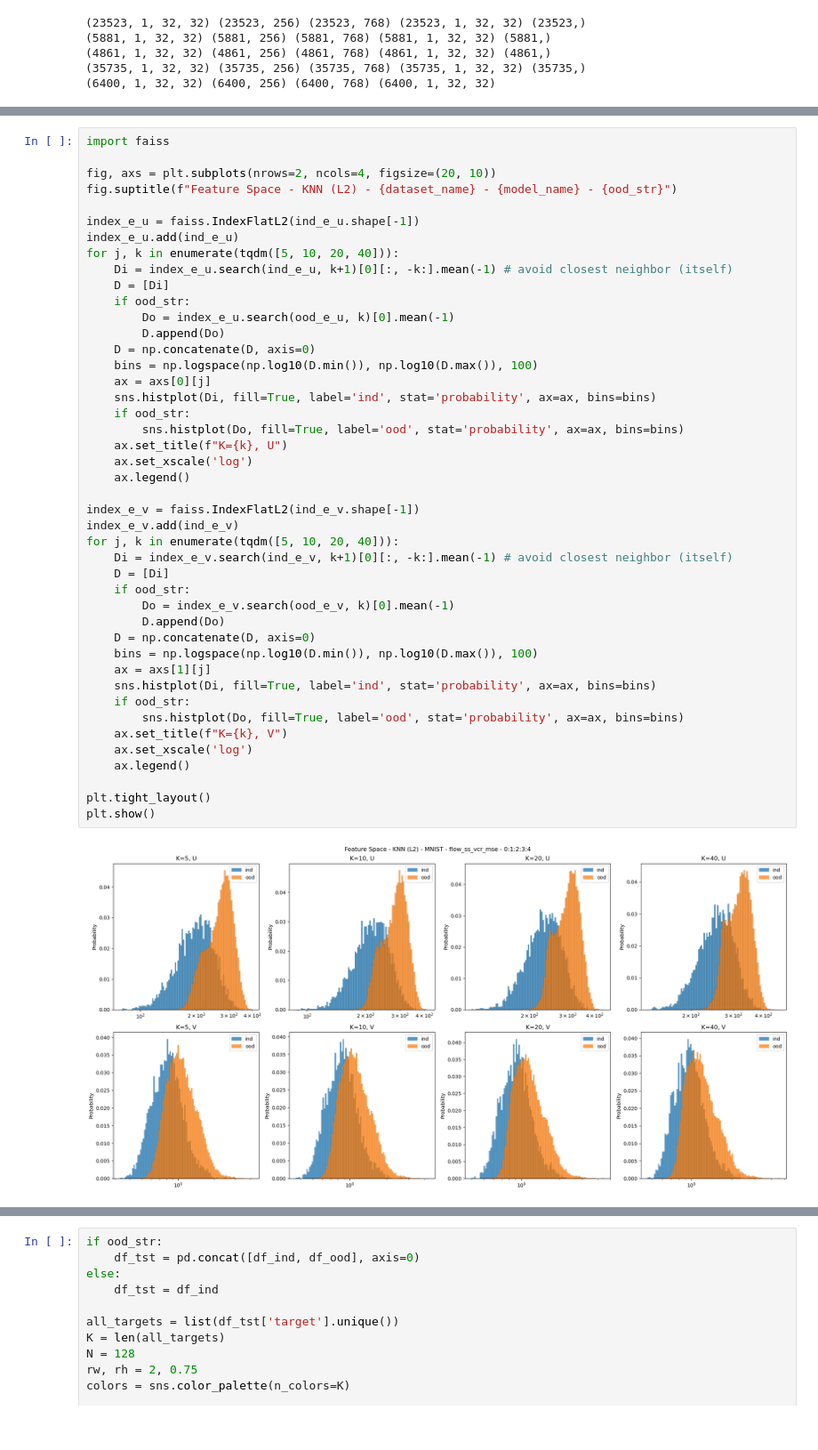
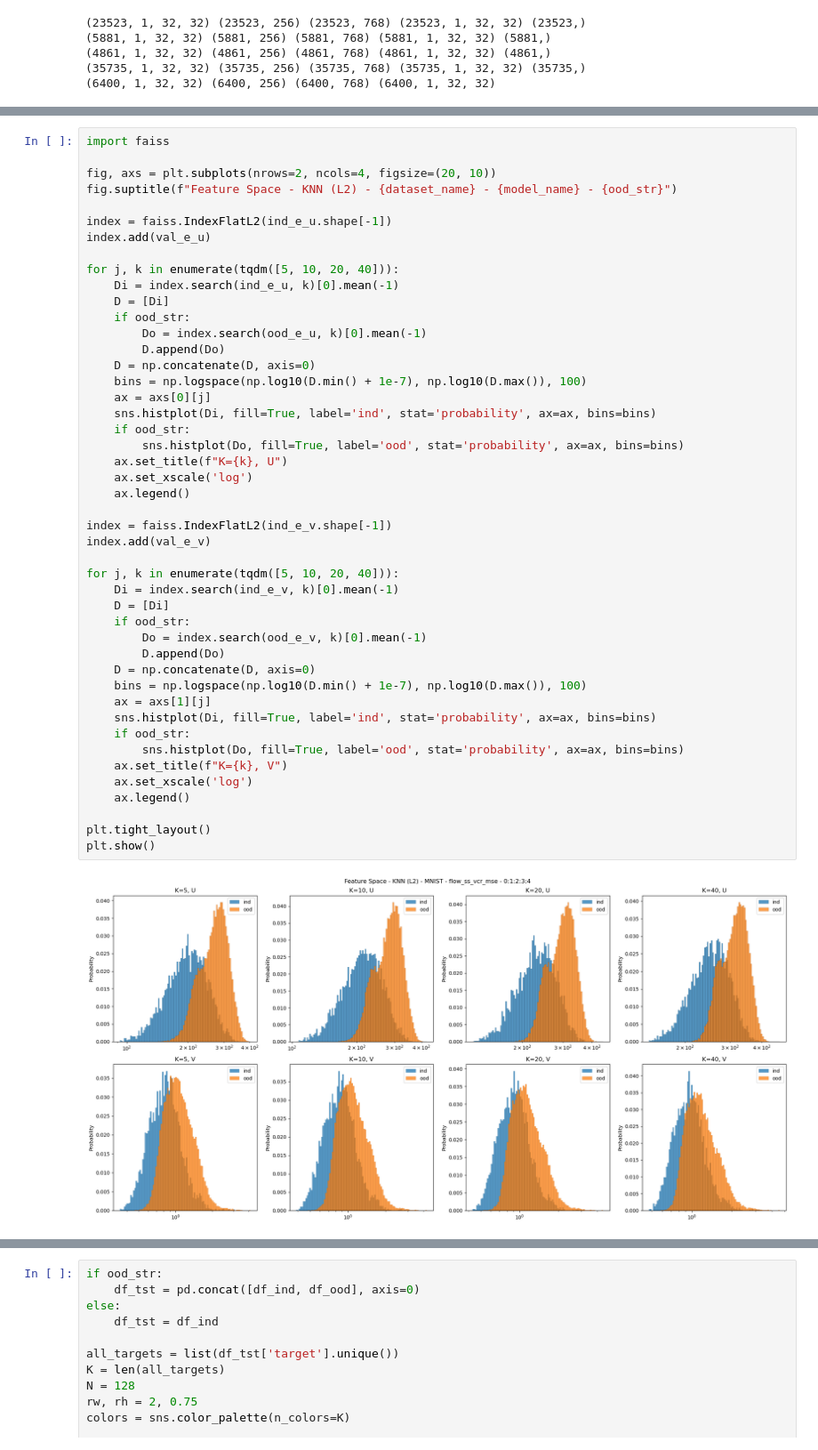
Before and after one commit to yasithdev/qpm-amrb-new, a Jupyter notebook: notebooks/eval_flow_ss_vcr_mse_mnist_A.ipynb, the cells around one changed output, grey strips where cells are left out. Shown at 89% size. Saved outputs shown, nothing was run; the diff lists cells and outputs as text.

```diff
--- a/notebooks/eval_flow_ss_vcr_mse_mnist_A.ipynb
+++ b/notebooks/eval_flow_ss_vcr_mse_mnist_A.ipynb
@@ -267,46 +260,48 @@ import faiss
 fig, axs = plt.subplots(nrows=2, ncols=4, figsize=(20, 10))
 fig.suptitle(f"Feature Space - KNN (L2) - {dataset_name} - {model_name} - {ood_str}")
 
-index_e_u = faiss.IndexFlatL2(ind_e_u.shape[-1])
-index_e_u.add(ind_e_u)
+index = faiss.IndexFlatL2(ind_e_u.shape[-1])
+index.add(val_e_u)
+
 for j, k in enumerate(tqdm([5, 10, 20, 40])):
-    Di = index_e_u.search(ind_e_u, k+1)[0][:, -k:].mean(-1) # avoid closest neighbor (itself)
+    Di = index.search(ind_e_u, k)[0].mean(-1)
     D = [Di]
     if ood_str:
-        Do = index_e_u.search(ood_e_u, k)[0].mean(-1)
+        Do = index.search(ood_e_u, k)[0].mean(-1)
         D.append(Do)
     D = np.concatenate(D, axis=0)
-    bins = np.logspace(np.log10(D.min()), np.log10(D.max()), 100)
+    bins = np.logspace(np.log10(D.min() + 1e-7), np.log10(D.max()), 100)
     ax = axs[0][j]
     sns.histplot(Di, fill=True, label='ind', stat='probability', ax=ax, bins=bins)
     if ood_str:
         sns.histplot(Do, fill=True, label='ood', stat='probability', ax=ax, bins=bins)
     ax.set_title(f"K={k}, U")
     ax.set_xscale('log')
     ax.legend()
 
-index_e_v = faiss.IndexFlatL2(ind_e_v.shape[-1])
-index_e_v.add(ind_e_v)
+index = faiss.IndexFlatL2(ind_e_v.shape[-1])
+index.add(val_e_v)
+
 for j, k in enumerate(tqdm([5, 10, 20, 40])):
-    Di = index_e_v.search(ind_e_v, k+1)[0][:, -k:].mean(-1) # avoid closest neighbor (itself)
+    Di = index.search(ind_e_v, k)[0].mean(-1)
     D = [Di]
     if ood_str:
-        Do = index_e_v.search(ood_e_v, k)[0].mean(-1)
+        Do = index.search(ood_e_v, k)[0].mean(-1)
         D.append(Do)
     D = np.concatenate(D, axis=0)
-    bins = np.logspace(np.log10(D.min()), np.log10(D.max()), 100)
+    bins = np.logspace(np.log10(D.min() + 1e-7), np.log10(D.max()), 100)
     ax = axs[1][j]
     sns.histplot(Di, fill=True, label='ind', stat='probability', ax=ax, bins=bins)
     if ood_str:
         sns.histplot(Do, fill=True, label='ood', stat='probability', ax=ax, bins=bins)
     ax.set_title(f"K={k}, V")
     ax.set_xscale('log')
     ax.legend()
 
 plt.tight_layout()
 plt.show()
 # %% [output]
-[figure, old version]
+[figure, new version]
 # %%
 import faiss
 
```
Also changed, not shown: parts of 11 cells of this notebook, 56 other files.
